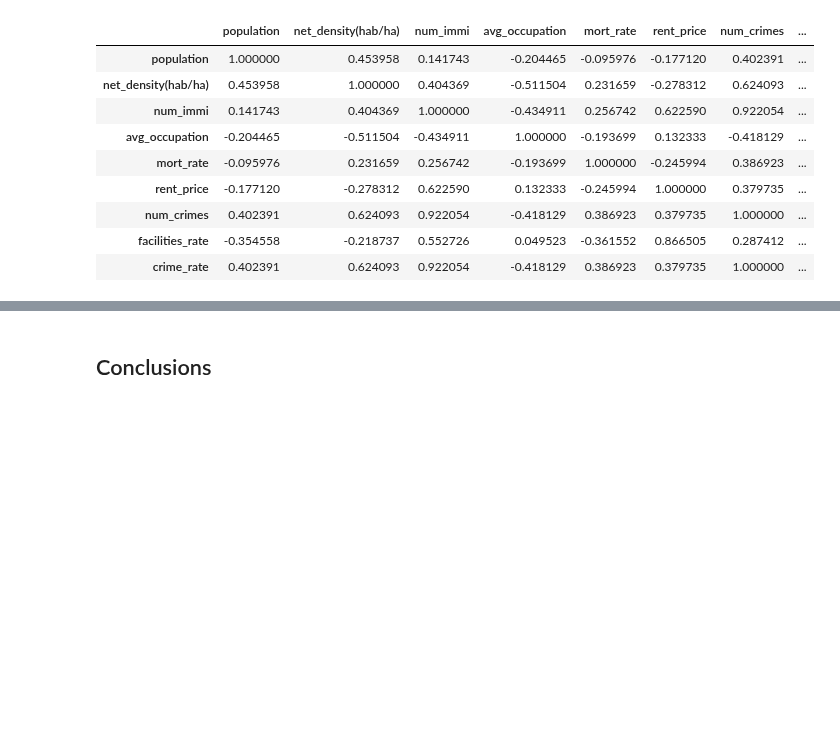
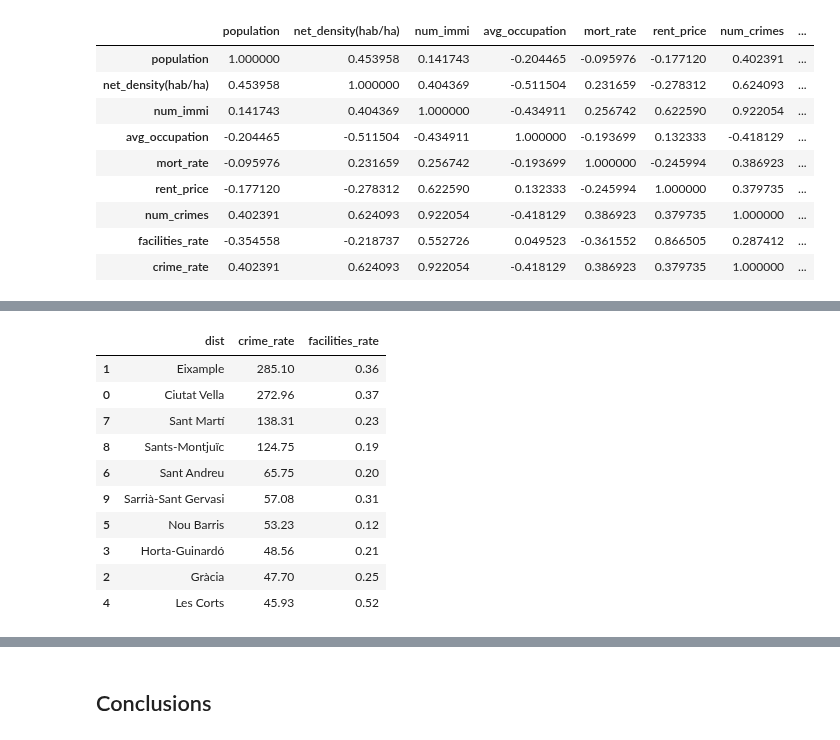
Before and after one commit to ta-data-bcn/Project-Week-2-Barcelona, a Jupyter notebook: your-project/Analysis-Mireia.ipynb, the cells around one changed output, grey strips where cells are left out. Drawn from its saved outputs; the diff is of its cells as text; code cells hidden in the pictures; blank space fills up the shorter version.

```diff
--- a/your-project/Analysis-Mireia.ipynb
+++ b/your-project/Analysis-Mireia.ipynb
@@ -456,0 +472,20 @@ Dist3.corr()
+# %%
+#USING CRIME_RATE (crime cases/total pop*10000) INSTEAD OF CRIME CASES
+
+Dist4=Dist3[["dist","crime_rate","facilities_rate"]]
+Dist4.sort_values("crime_rate",ascending=False).round(decimals=2)
+#most secure: >50
+#neutral: 50-100
+#high:>100
+# %% [output]
+|  | dist | crime_rate | facilities_rate |
+| 1 | Eixample | 285.10 | 0.36 |
+| 0 | Ciutat Vella | 272.96 | 0.37 |
+| 7 | Sant Martí | 138.31 | 0.23 |
+| 8 | Sants-Montjuïc | 124.75 | 0.19 |
+| 6 | Sant Andreu | 65.75 | 0.20 |
+| 9 | Sarrià-Sant Gervasi | 57.08 | 0.31 |
+| 5 | Nou Barris | 53.23 | 0.12 |
+| 3 | Horta-Guinardó | 48.56 | 0.21 |
+| 2 | Gràcia | 47.70 | 0.25 |
+| 4 | Les Corts | 45.93 | 0.52 |
```
Also changed, not shown: parts of 21 cells of this notebook, 2 other files.
